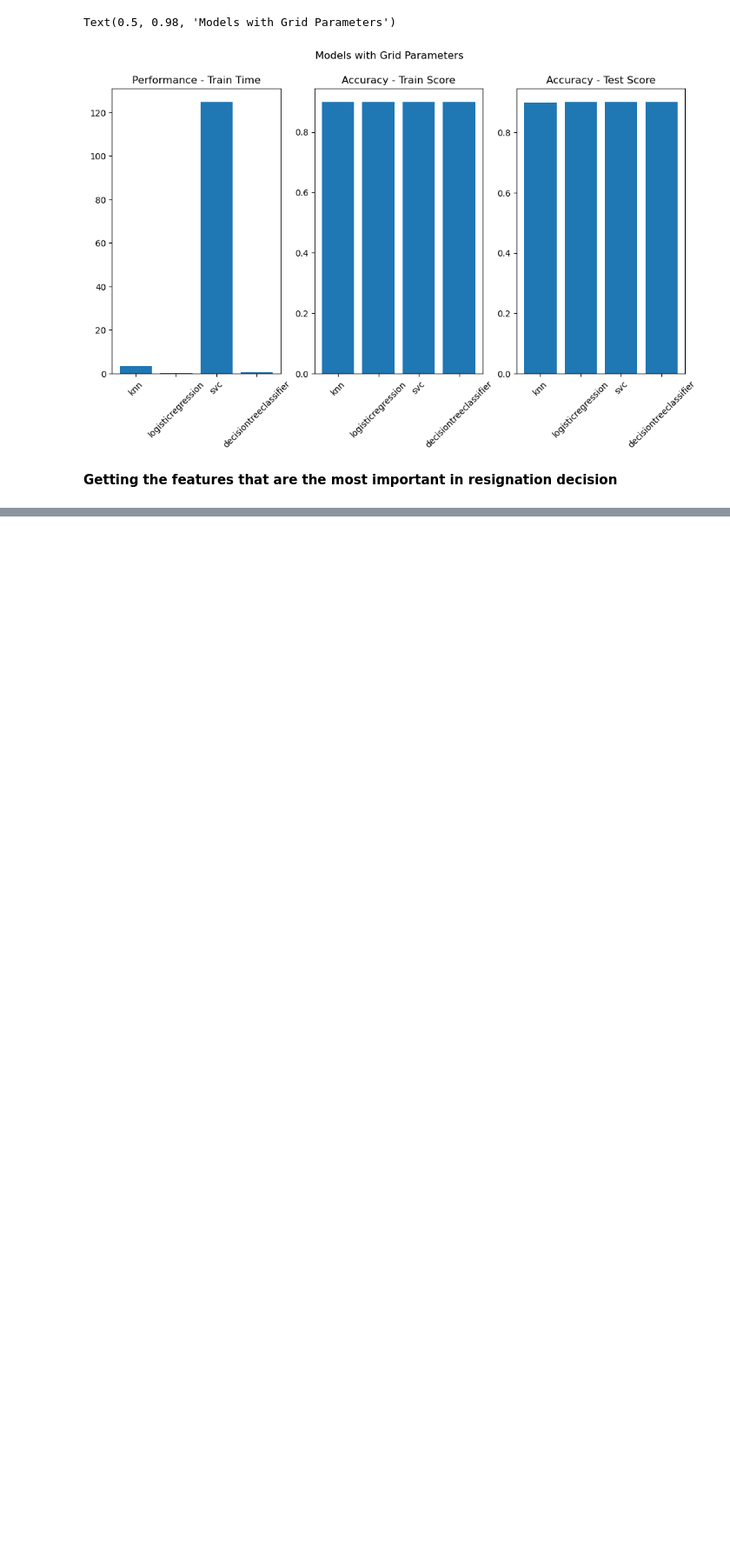
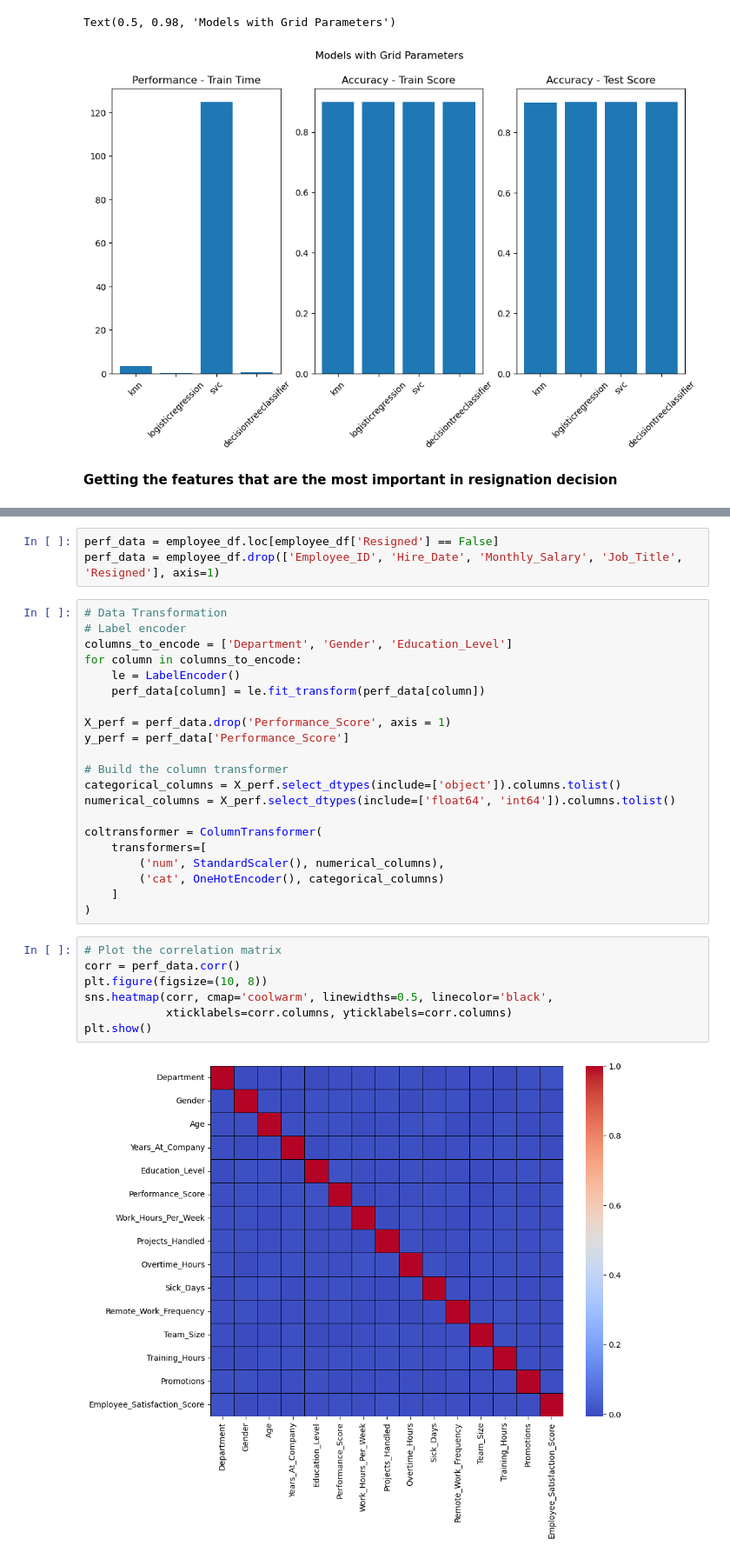
Before and after one commit to akshaynk21/capstone, a Jupyter notebook: employee.ipynb, the cells around one changed output, grey strips where cells are left out. Shown at 87% size. Saved outputs shown, nothing was run; the diff lists cells and outputs as text; blank space fills up the shorter version.

```diff
--- a/employee.ipynb
+++ b/employee.ipynb
@@ -540,0 +505,33 @@ plt.show()
+# %%
+perf_data = employee_df.loc[employee_df['Resigned'] == False]
+perf_data = employee_df.drop(['Employee_ID', 'Hire_Date', 'Monthly_Salary', 'Job_Title', 'Resigned'], axis=1)
+# %%
+# Data Transformation
+# Label encoder
+columns_to_encode = ['Department', 'Gender', 'Education_Level']
+for column in columns_to_encode:
+    le = LabelEncoder()
+    perf_data[column] = le.fit_transform(perf_data[column])
+
+X_perf = perf_data.drop('Performance_Score', axis = 1)
+y_perf = perf_data['Performance_Score']
+
+# Build the column transformer
+categorical_columns = X_perf.select_dtypes(include=['object']).columns.tolist()
+numerical_columns = X_perf.select_dtypes(include=['float64', 'int64']).columns.tolist()
+
+coltransformer = ColumnTransformer(
+    transformers=[
+        ('num', StandardScaler(), numerical_columns),
+        ('cat', OneHotEncoder(), categorical_columns)
+    ]
+)
+# %%
+# Plot the correlation matrix
+corr = perf_data.corr()
+plt.figure(figsize=(10, 8))
+sns.heatmap(corr, cmap='coolwarm', linewidths=0.5, linecolor='black',
+            xticklabels=corr.columns, yticklabels=corr.columns)
+plt.show()
+# %% [output]
+[figure, added]
```
Also changed, not shown: parts of 31 cells of this notebook, 1 other file.
